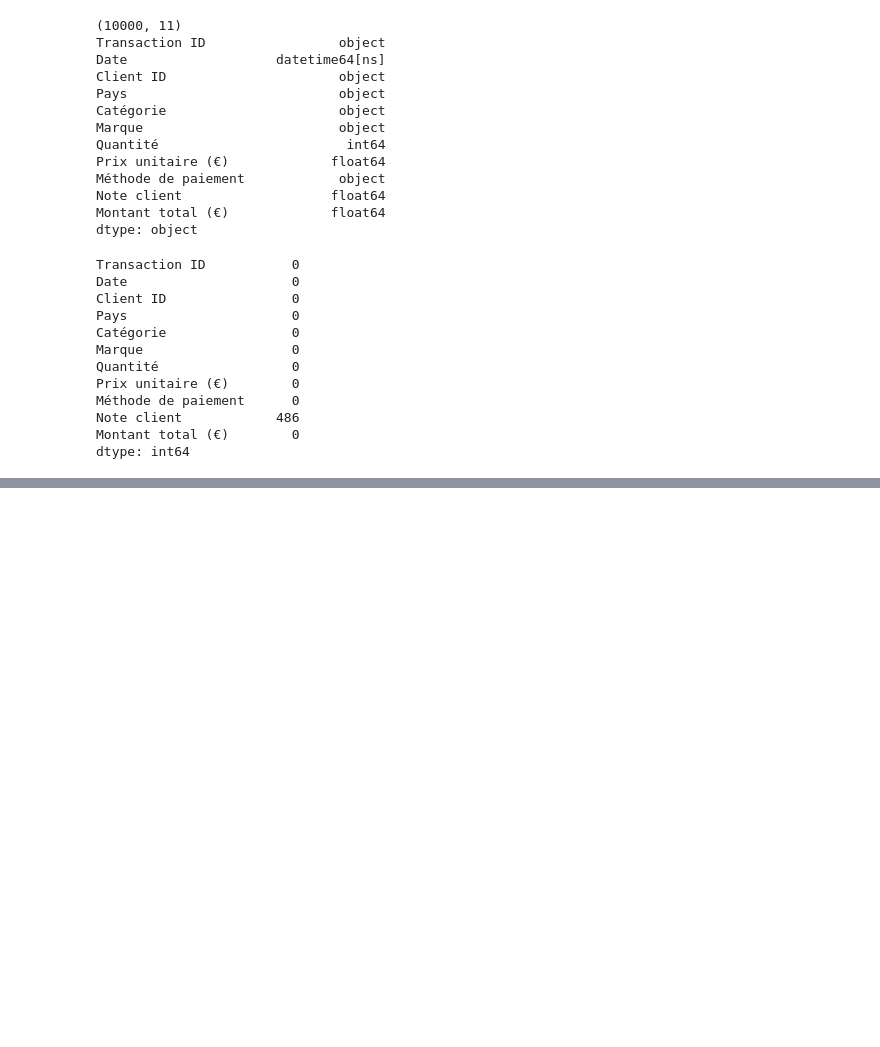
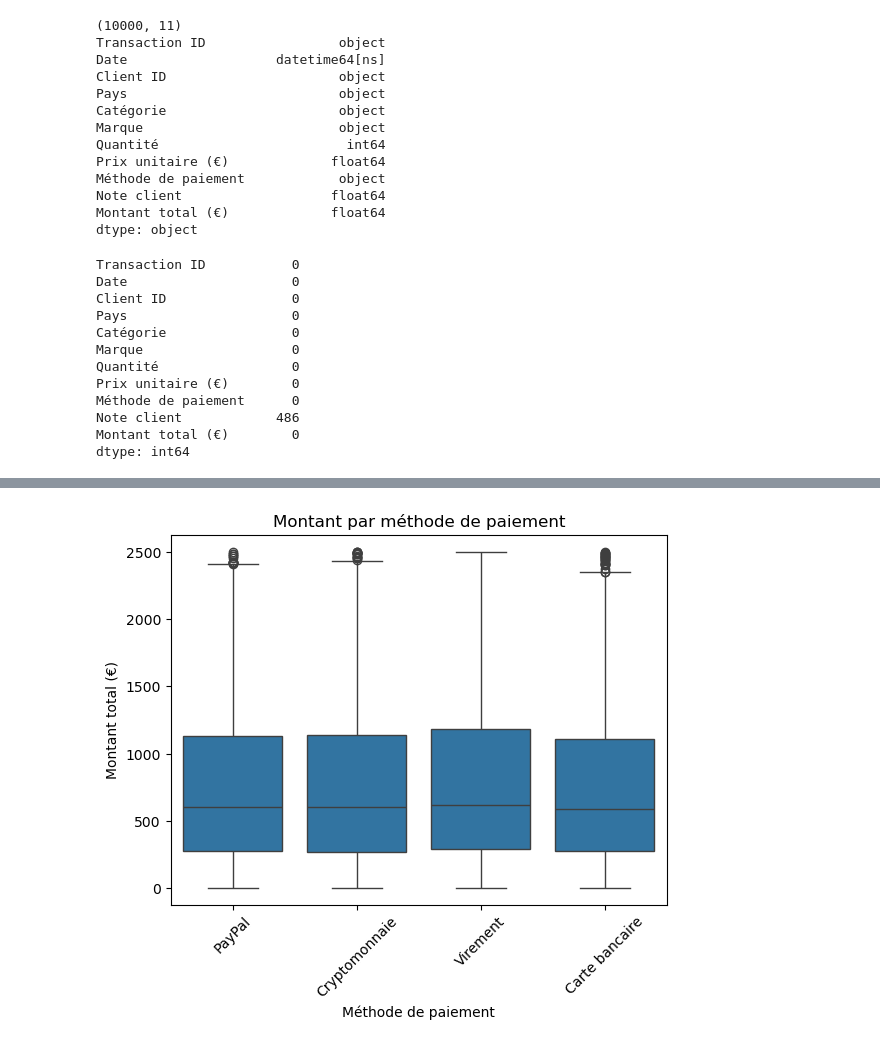
Before and after one commit to Parfaitchadnel/data_science, a Jupyter notebook: numpy/ecommerce_transactions.ipynb, the cells around one changed output, grey strips where cells are left out. Cells and saved outputs as stored; diff of their text form; code cells hidden in the pictures; blank space fills up the shorter version.

```diff
--- a/numpy/ecommerce_transactions.ipynb
+++ b/numpy/ecommerce_transactions.ipynb
@@ -63,0 +201,8 @@ KeyError: 'Column not found: Montant Total'
+# %%
+# 17. Boxplot des montants par méthode de paiement
+sns.boxplot(x='Méthode de paiement', y='Montant total (€)', data=df)
+plt.title("Montant par méthode de paiement")
+plt.xticks(rotation=45)
+plt.show()
+# %% [output]
+[figure, added]
```
Also changed, not shown: parts of 14 cells of this notebook, 10 other files.
